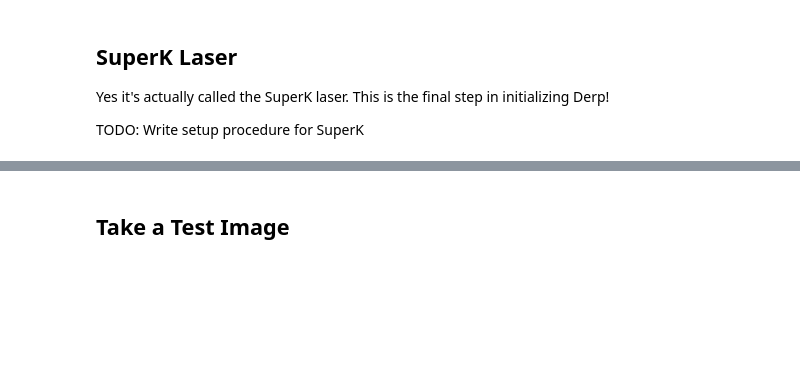
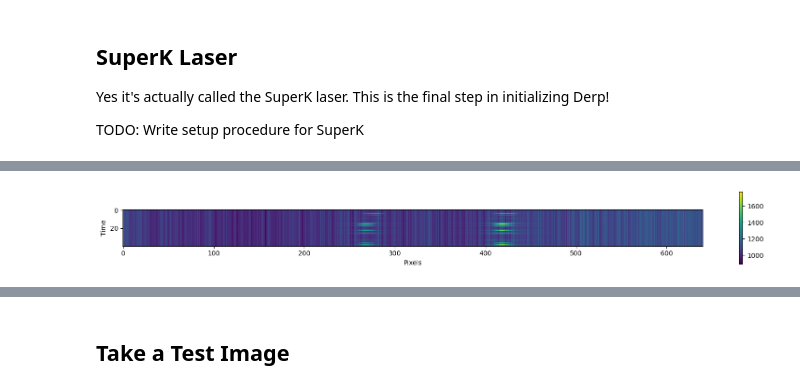
Before and after one commit to UCSB-Exoplanet-Polarimetry-Lab/derp_control, a Jupyter notebook: getting_started.ipynb, the cells around one changed output, grey strips where cells are left out. Cells and saved outputs as stored; diff of their text form; code cells hidden in the pictures; blank space fills up the shorter version.

```diff
--- a/getting_started.ipynb
+++ b/getting_started.ipynb
@@ -62,7 +70,7 @@ fstg = derpy.FocusStage()
 Pylablib throws some warnings because the stage is not natively supported, so we will need to perform a calibration of the focus stage eventually.
 # %%
 # 1e6 steps ~= 1mm
-fstg.step(-1e6)
+fstg.close()
 # %% [markdown]
 ## Rotation Stages
 
@@ -79,0 +103,2 @@ TODO: Write setup procedure for SuperK
+# %%
+fstg.step(-1e7)
@@ -79,0 +187,9 @@ TODO: Write setup procedure for SuperK
+# %%
+plt.figure(figsize=[20,2])
+plt.imshow(np.asarray(brightpros))
+plt.colorbar()
+plt.ylabel('Time')
+plt.xlabel('Pixels')
+plt.show()
+# %% [output]
+[figure, added]
```
Also changed, not shown: parts of 24 cells of this notebook, 4 other files.
